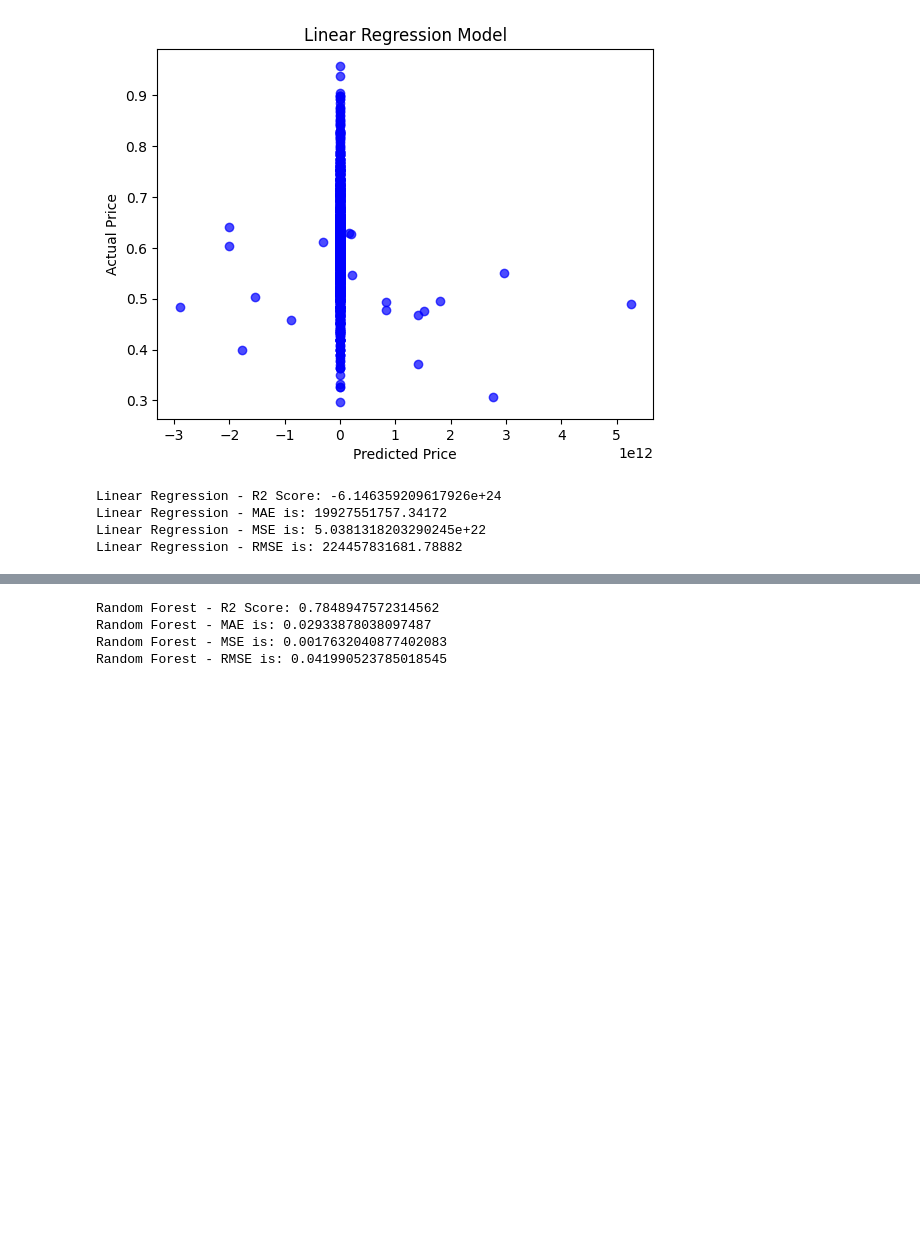
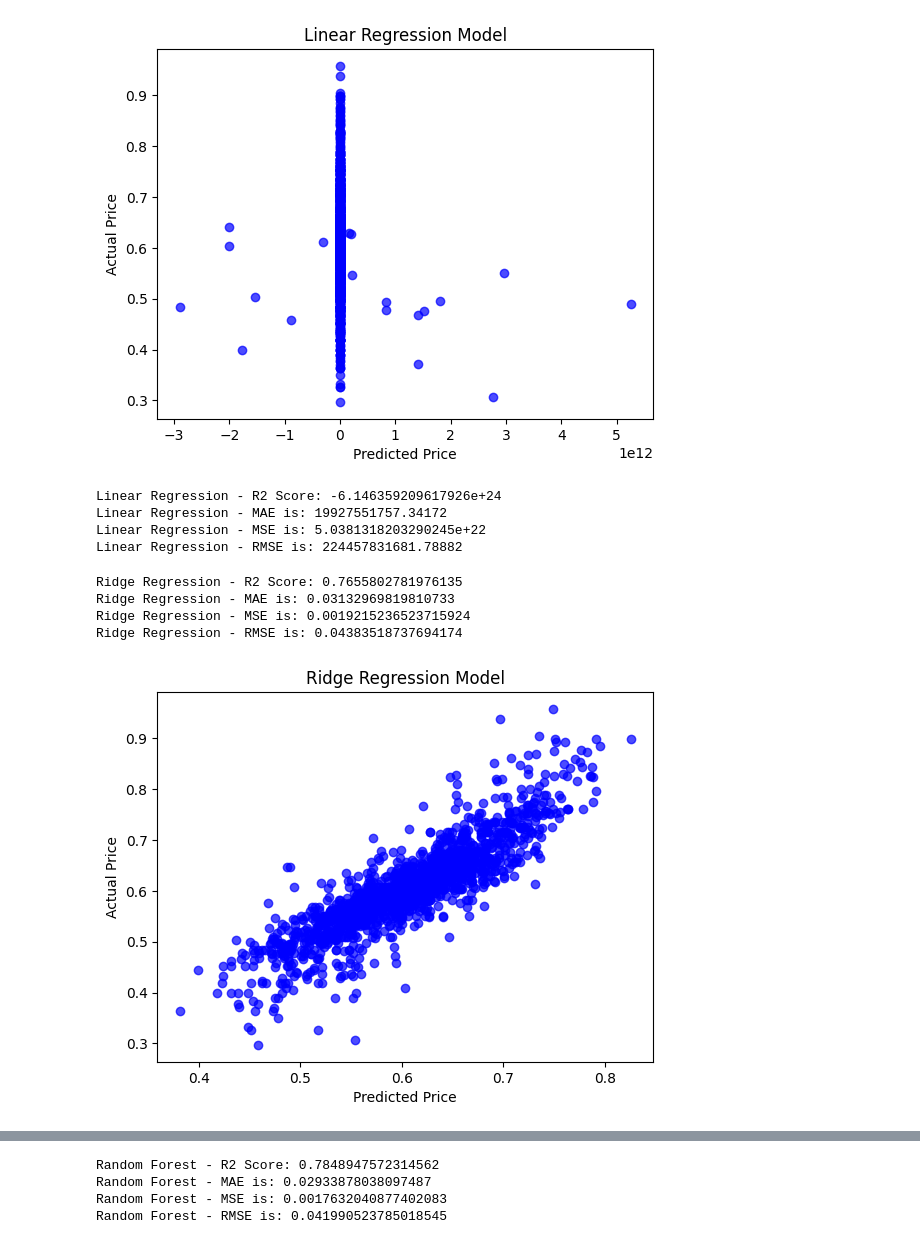
Before and after one commit to leoPuerto01/CS539-project, a Jupyter notebook: CS_539_Project.ipynb, the cells around one changed output, grey strips where cells are left out. Cells and saved outputs as stored; diff of their text form; code cells hidden in the pictures; blank space fills up the shorter version.

```diff
--- a/CS_539_Project.ipynb
+++ b/CS_539_Project.ipynb
@@ -2725,3 +2725,47 @@ Linear Regression - R2 Score: -6.146359209617926e+24
 Linear Regression - MAE is: 19927551757.34172
 Linear Regression - MSE is: 5.0381318203290245e+22
 Linear Regression - RMSE is: 224457831681.78882
+# %%
+# Ridge Regression Model
+ridge = linear_model.Ridge(alpha=10)
+# Split the data into 67% training and 33% testing data
+# X = data.drop(['price'], axis = 1)
+# y = data['price']
+X_train, X_test, y_train, y_test = train_test_split(X_data, y_data, test_size = 0.33, random_state = 42)
+# Train the model with our training data
+model = ridge.fit(X_train, y_train)
+
+# Plot Model Prediction _Trainning data
+# make predictions based on model
+#predictions = model.predict(X_train)
+#import matplotlib.pyplot as plt
+#plt.scatter(predictions, y_train, alpha = 0.7, color = 'b') # alpha helps to show overlapping data
+#plt.xlabel('Predicted Price')
+#plt.ylabel('Actual Price')
+#plt.title('Ridge Regression Model')
+# check the model performance/ accuracy using Mean Squared Error(MSE) and sklearn.metrics
+#r2 = r2_score(y_train, predictions)
+#print('Ridge Regression - R2 Score:', r2)
+#print ('Ridge Regression - MAE is:', mean_absolute_error(y_train, predictions))
+#print ('Ridge Regression - MSE is:', mean_squared_error(y_train, predictions))
+#print ('Ridge Regression - RMSE is:', sqrt(mean_squared_error(y_train, predictions)))
+# Plot Model Prediction_ Testing data
+# make predictions based on model
+predictions = model.predict(X_test)
+import matplotlib.pyplot as plt
+plt.scatter(predictions, y_test, alpha = 0.7, color = 'b') # alpha helps to show overlapping data
+plt.xlabel('Predicted Price')
+plt.ylabel('Actual Price')
+plt.title('Ridge Regression Model')
+# check the model performance/ accuracy using Mean Squared Error(MSE) and sklearn.metrics
+r2 = r2_score(y_test, predictions)
+print('Ridge Regression - R2 Score:', r2)
+print ('Ridge Regression - MAE is:', mean_absolute_error(y_test, predictions))
+print ('Ridge Regression - MSE is:', mean_squared_error(y_test, predictions))
+print ('Ridge Regression - RMSE is:', sqrt(mean_squared_error(y_test, predictions)))
+# %% [output]
+Ridge Regression - R2 Score: 0.7655802781976135
+Ridge Regression - MAE is: 0.03132969819810733
+Ridge Regression - MSE is: 0.0019215236523715924
+Ridge Regression - RMSE is: 0.04383518737694174
+[figure, added]
```
Also changed, not shown: parts of 7 cells of this notebook.
